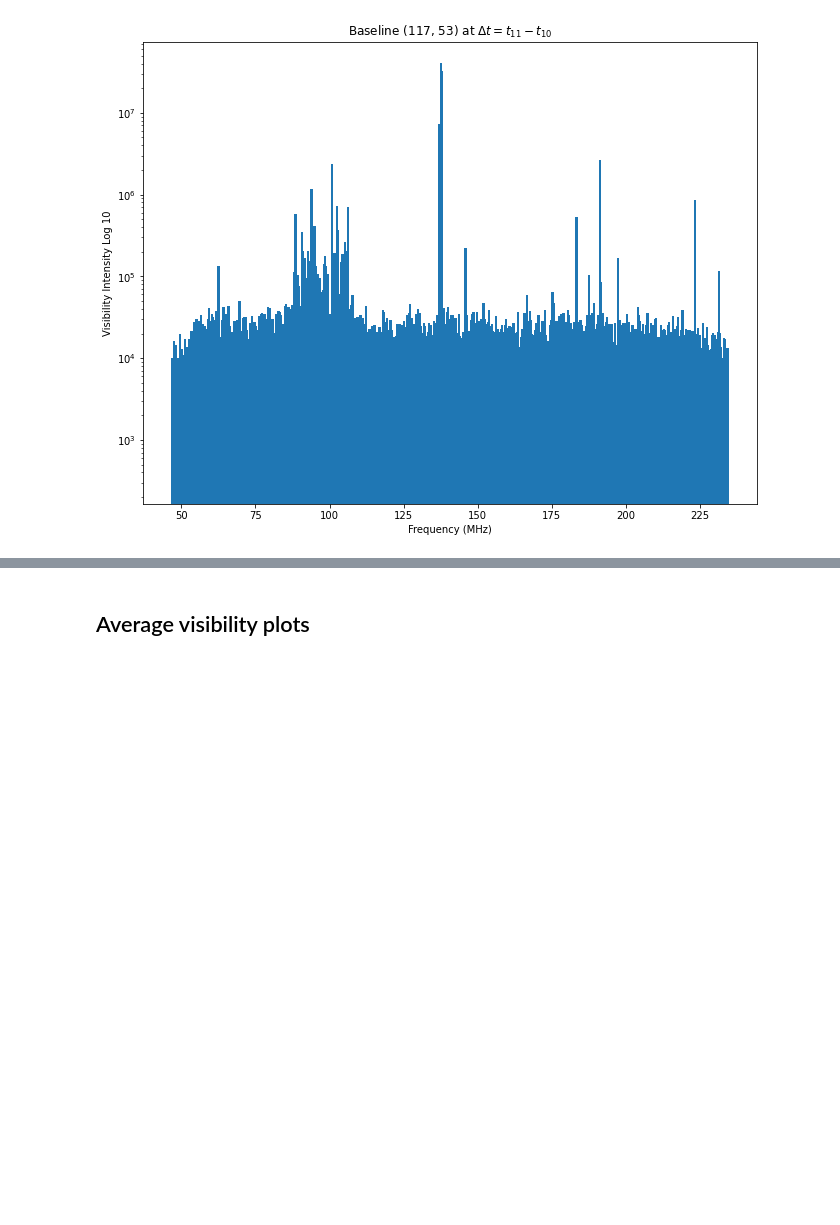
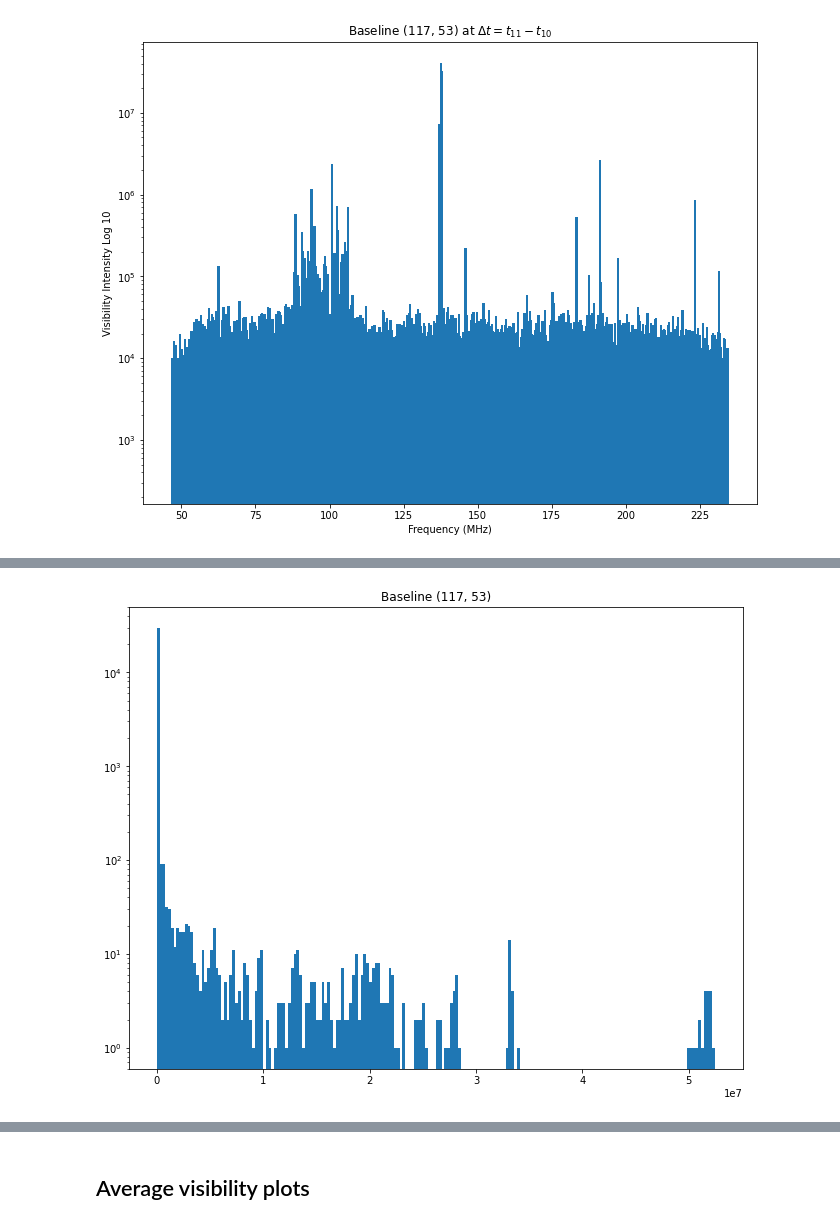
Before and after one commit to maria8ch/Phys434_BigData, a Jupyter notebook: lab78_Berres.ipynb, the cells around one changed output, grey strips where cells are left out. Drawn from its saved outputs; the diff is of its cells as text; code cells hidden in the pictures; blank space fills up the shorter version.

```diff
--- a/lab78_Berres.ipynb
+++ b/lab78_Berres.ipynb
@@ -116,0 +131,7 @@ plt.title(fr"Baseline {bl1} at $\Delta t = t_{ {n+1} } - t_{ {n} }$",fontsize=12
+# %%
+plt.subplots(figsize=(11,8.5))
+plt.yscale('log')
+plt.hist(np.abs(d1.flatten()),bins=200);
+plt.title(fr"Baseline {bl1}",fontsize=12);
+# %% [output]
+[figure, added]
```
Also changed, not shown: parts of 9 cells of this notebook.
